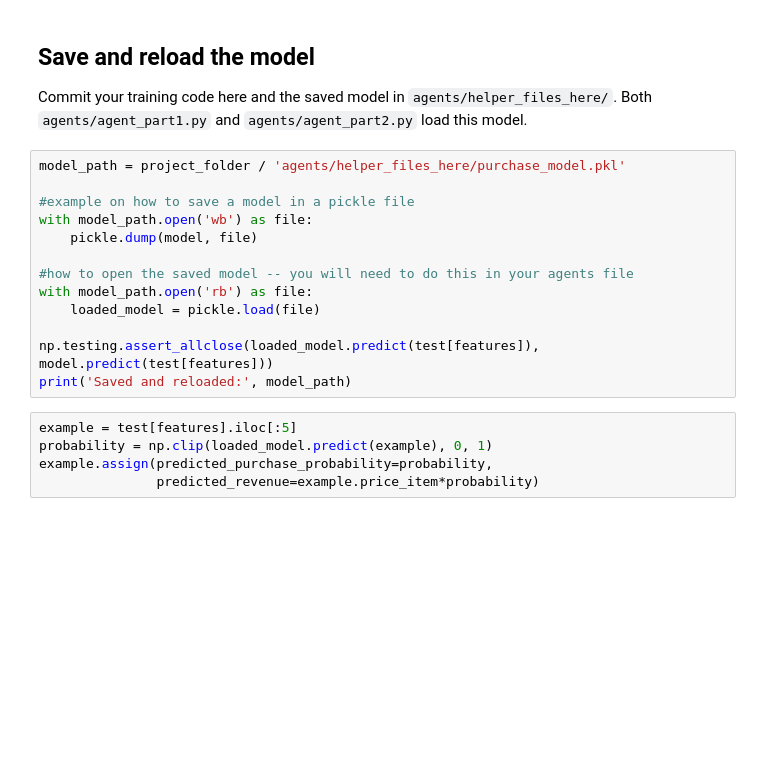
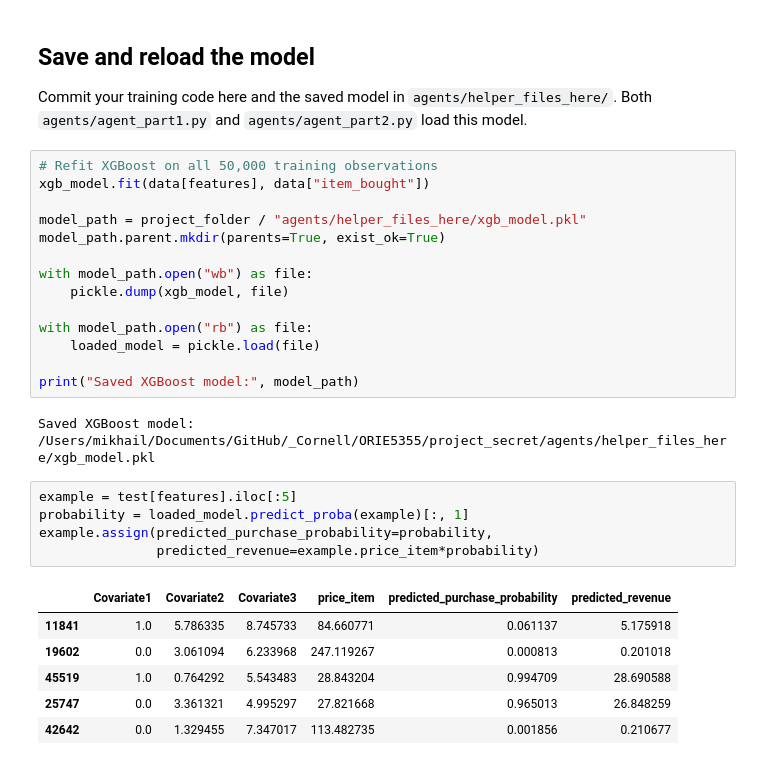
Before and after one commit to zoekrishtul/project_secret, a Jupyter notebook: model_training/purchase_model_baseline.ipynb, the cells around one changed output. Saved outputs shown, nothing was run; the diff lists cells and outputs as text; blank space fills up the shorter version.

Commit message:
XGBoost with Bellman

```diff
--- a/model_training/purchase_model_baseline.ipynb
+++ b/model_training/purchase_model_baseline.ipynb
@@ -104,21 +137,31 @@ plt.show()
 ## Save and reload the model
 
 Commit your training code here and the saved model in `agents/helper_files_here/`. Both `agents/agent_part1.py` and `agents/agent_part2.py` load this model.
-# %%
-model_path = project_folder / 'agents/helper_files_here/purchase_model.pkl'
-
-#example on how to save a model in a pickle file
-with model_path.open('wb') as file:
-    pickle.dump(model, file)
-
-#how to open the saved model -- you will need to do this in your agents file
-with model_path.open('rb') as file:
-    loaded_model = pickle.load(file)
-
-np.testing.assert_allclose(loaded_model.predict(test[features]), model.predict(test[features]))
-print('Saved and reloaded:', model_path)
+# %%
+# Refit XGBoost on all 50,000 training observations
+xgb_model.fit(data[features], data["item_bought"])
+
+model_path = project_folder / "agents/helper_files_here/xgb_model.pkl"
+model_path.parent.mkdir(parents=True, exist_ok=True)
+
+with model_path.open("wb") as file:
+    pickle.dump(xgb_model, file)
+
+with model_path.open("rb") as file:
+    loaded_model = pickle.load(file)
+
+print("Saved XGBoost model:", model_path)
+# %% [output]
+Saved XGBoost model: /Users/mikhail/Documents/GitHub/_Cornell/ORIE5355/project_secret/agents/helper_files_here/xgb_model.pkl
 # %%
 example = test[features].iloc[:5]
-probability = np.clip(loaded_model.predict(example), 0, 1)
+probability = loaded_model.predict_proba(example)[:, 1]
 example.assign(predicted_purchase_probability=probability,
                predicted_revenue=example.price_item*probability)
+# %% [output]
+|  | Covariate1 | Covariate2 | Covariate3 | price_item | predicted_purchase_probability | predicted_revenue |
+| 11841 | 1.0 | 5.786335 | 8.745733 | 84.660771 | 0.061137 | 5.175918 |
+| 19602 | 0.0 | 3.061094 | 6.233968 | 247.119267 | 0.000813 | 0.201018 |
+| 45519 | 1.0 | 0.764292 | 5.543483 | 28.843204 | 0.994709 | 28.690588 |
+| 25747 | 0.0 | 3.361321 | 4.995297 | 27.821668 | 0.965013 | 26.848259 |
+| 42642 | 0.0 | 1.329455 | 7.347017 | 113.482735 | 0.001856 | 0.210677 |
```
Also changed, not shown: parts of 10 cells of this notebook, 7 other files.
